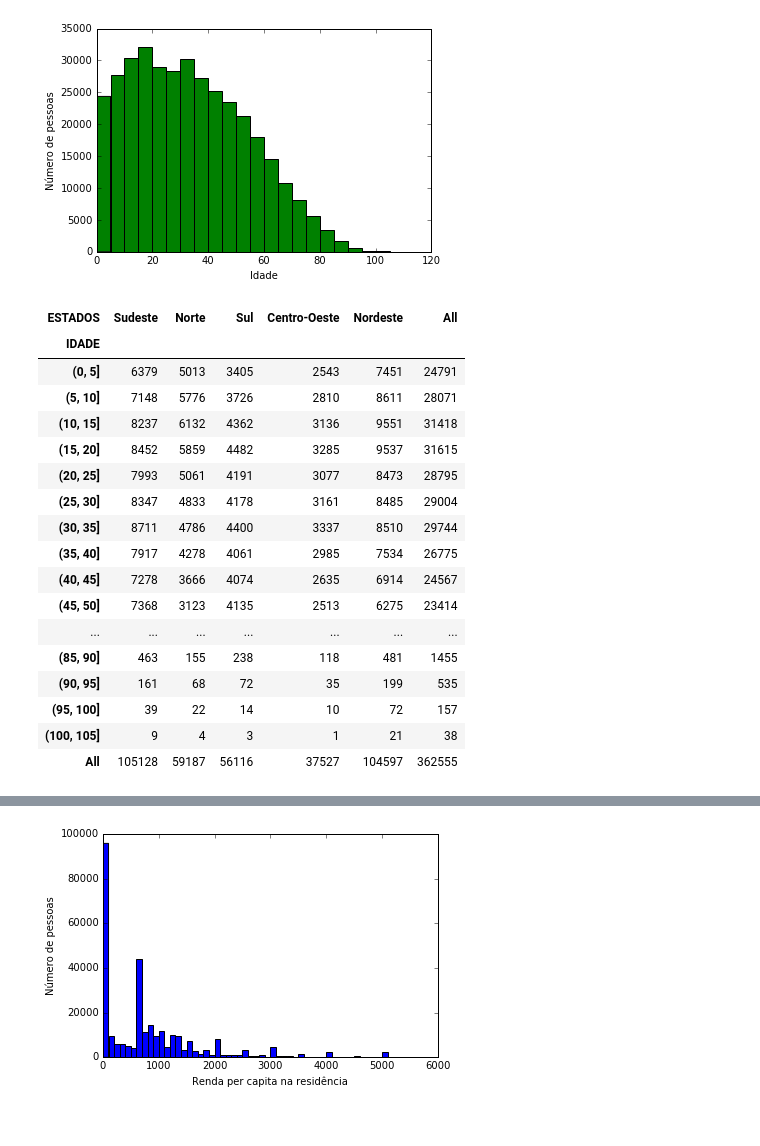
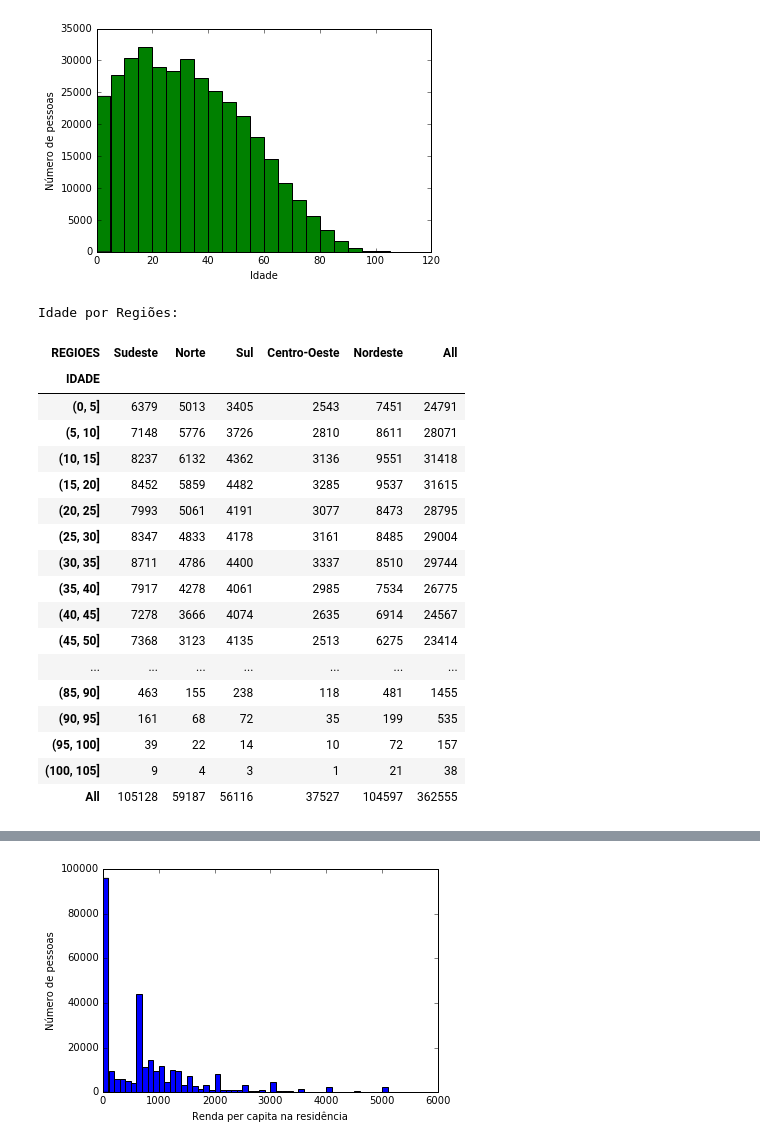
Before and after one commit to claraluques/CD, a Jupyter notebook: aula2/Aula02 Atividade Variáveis Qualitativas com PNAD.ipynb, the cells around one changed output, grey strips where cells are left out. Saved outputs shown, nothing was run; the diff lists cells and outputs as text; code cells hidden in the pictures.

```diff
--- a/aula2/Aula02 Atividade Variáveis Qualitativas com PNAD.ipynb
+++ b/aula2/Aula02 Atividade Variáveis Qualitativas com PNAD.ipynb
@@ -385,11 +412,15 @@ plt.show()
 # %% [output]
 [figure]
 # %%
-ct2=pd.crosstab(idade_var,regioes,margins=True,rownames=['IDADE'], colnames=['ESTADOS'])
+'''Tabela Idade por Região'''
+
+print('Idade por Regiões:')
+ct2=pd.crosstab(idade_var,regioes,margins=True,rownames=['IDADE'], colnames=['REGIOES'])
 ct2
 #ct2.plot(kind='box', figsize =(10,10))
 # %% [output]
+Idade por Regiões:
-| ESTADOS | Sudeste | Norte | Sul | Centro-Oeste | Nordeste | All |
+| REGIOES | Sudeste | Norte | Sul | Centro-Oeste | Nordeste | All |
 | IDADE |  |  |  |  |  |  |
 | (0, 5] | 6379 | 5013 | 3405 | 2543 | 7451 | 24791 |
 | (5, 10] | 7148 | 5776 | 3726 | 2810 | 8611 | 28071 |
```
Also changed, not shown: parts of 16 cells of this notebook.
